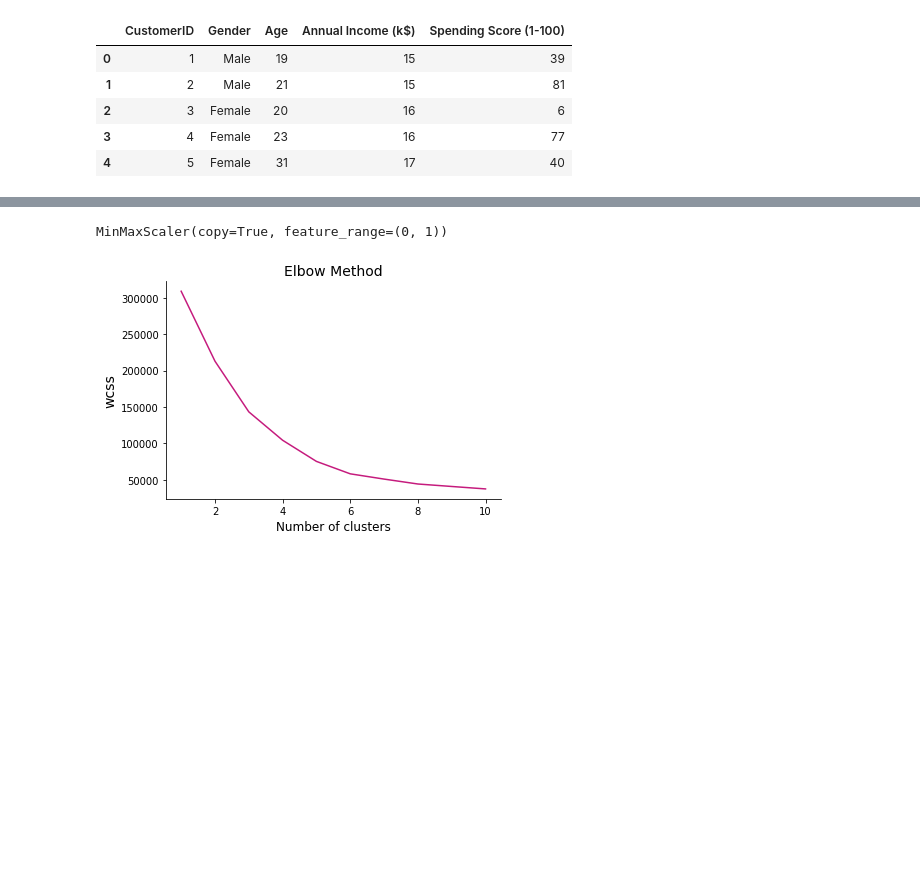
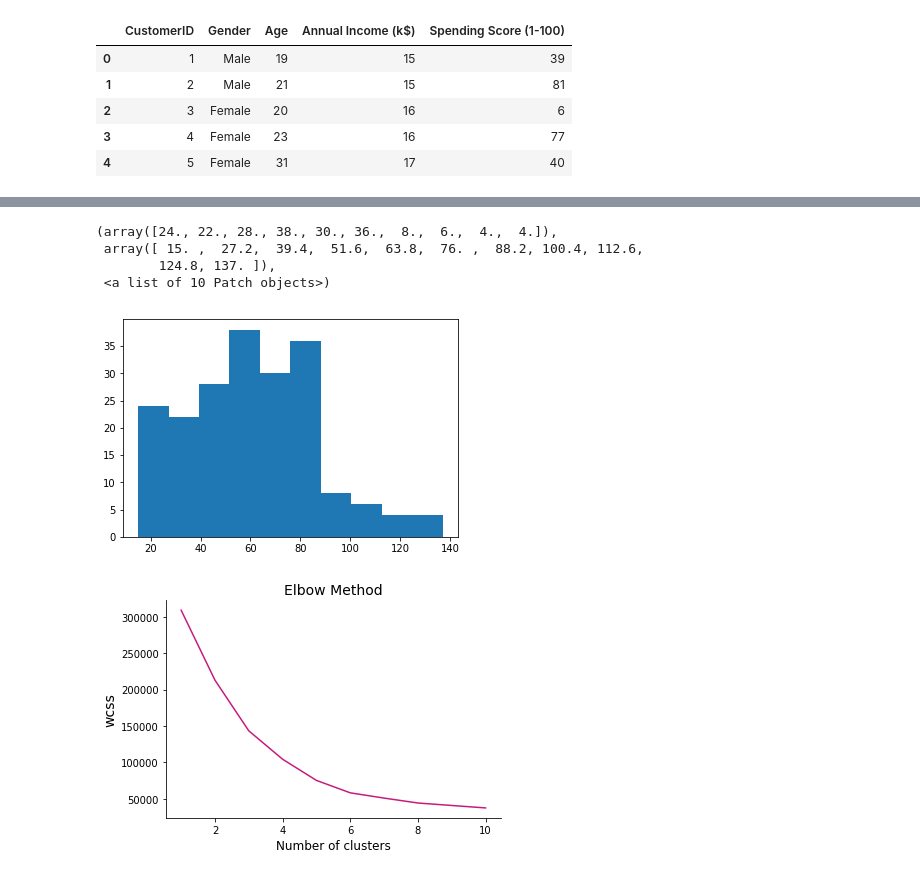
Before and after one commit to ugis22/clustering_analysis, a Jupyter notebook: clustering_analysis.ipynb, the cells around one changed output, grey strips where cells are left out. Cells and saved outputs as stored; diff of their text form; code cells hidden in the pictures; blank space fills up the shorter version.

```diff
--- a/clustering_analysis.ipynb
+++ b/clustering_analysis.ipynb
@@ -30,3 +50,11 @@ customers.head()
+# %%
+plt.hist(customers["Annual Income (k$)"])
+# %% [output]
+(array([24., 22., 28., 38., 30., 36.,  8.,  6.,  4.,  4.]),
+ array([ 15. ,  27.2,  39.4,  51.6,  63.8,  76. ,  88.2, 100.4, 112.6,
+        124.8, 137. ]),
+ <a list of 10 Patch objects>)
+[figure, added]
 # %%
 X = customers.iloc[:, 1:]
 # %%
@@ -36,4 +61,0 @@ scaler = MinMaxScaler()
-# %%
-scaler.fit(X)
-# %% [output]
-MinMaxScaler(copy=True, feature_range=(0, 1))
```
Also changed, not shown: parts of 18 cells of this notebook.
